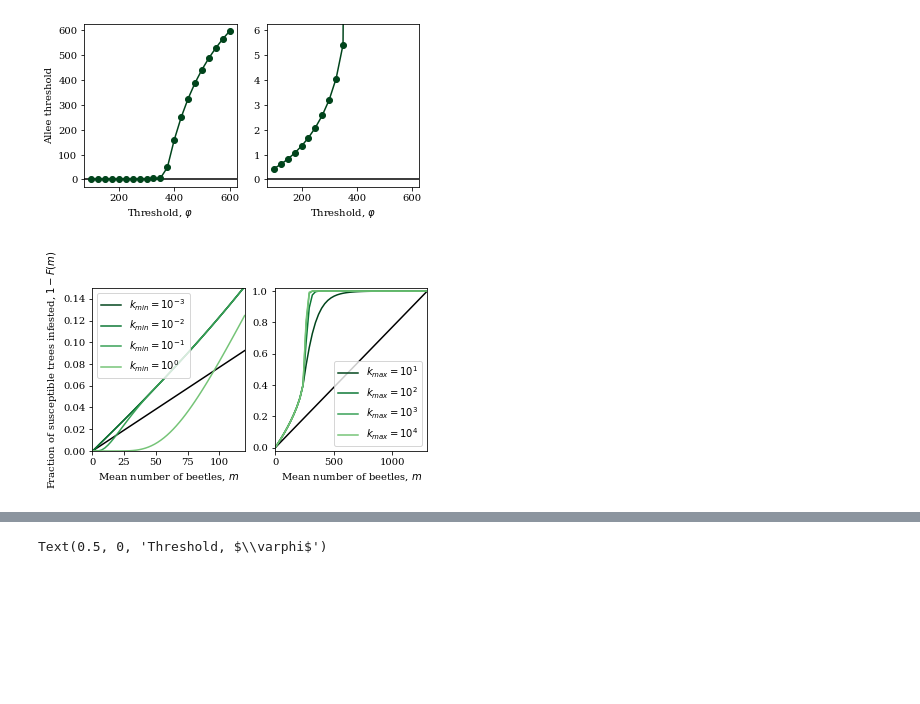
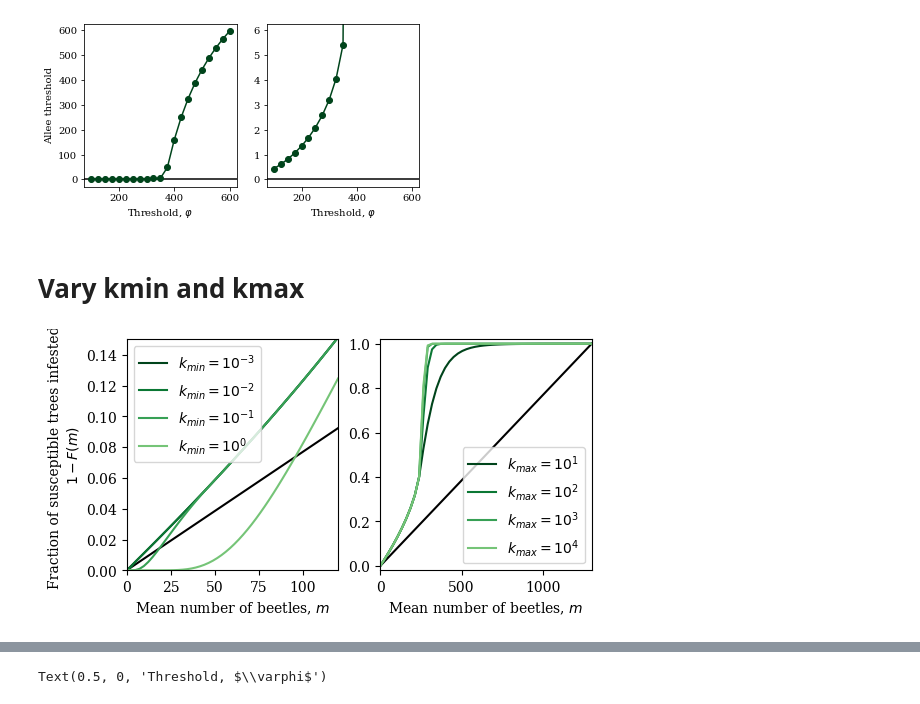
Before and after one commit to micbru/MPBSpatialModel, a Jupyter notebook: OptimizedF.ipynb, the cells around one changed output, grey strips where cells are left out. Cells and saved outputs as stored; diff of their text form; code cells hidden in the pictures; blank space fills up the shorter version.

```diff
--- a/OptimizedF.ipynb
+++ b/OptimizedF.ipynb
@@ -81,6 +81,8 @@ for ax in axs:
 fig.savefig('figures/allee_threshold_alt.pdf',bbox_inches='tight')
 # %% [output]
 [figure]
+# %% [markdown]
+# Vary kmin and kmax
 # %%
 # kmin and kmax
 kminlist = np.logspace(-3,0,num=4)
@@ -99,30 +101,30 @@ for kk in kmaxlist:
 # %%
 # Plot both
 fig,axs = plt.subplots(1,2,figsize=(figsize[0]*2,figsize[0]))
 # Plot for a common mrange
 for i,(kk,fopt) in enumerate(zip(kminlist,foptkmin)):
     xlim1 = (0,120)
     mr1 = np.linspace(xlim1[0],xlim1[1])
     axs[0].plot(mr1,1-fopt(mr1),c=ck[i],label=r'$k_{{min}}=10^{{{:.0f}}}$'.format(np.log10(kk)))
     axs[0].set_xlim(xlim1[0],xlim1[1])
     axs[0].set_ylim(0,0.15)
 axs[0].plot(mr1,mr1/c,c='k',zorder=-99)
 axs[0].legend()
 for i,(kk,fopt) in enumerate(zip(kmaxlist,foptkmax)):
     xlim2 = (0,c)
     mr2 = np.linspace(xlim2[0],xlim2[1])
     axs[1].plot(mr2,1-fopt(mr2),c=ck[i],label=r'$k_{{max}}=10^{{{:.0f}}}$'.format(np.log10(kk)))
     axs[1].set_xlim(xlim2[0],xlim2[1])
     axs[1].set_ylim(-0.02,1.02)
 axs[1].plot(mr2,mr2/c,c='k',zorder=-99)
 axs[1].legend()
 # Labels
 for ax in axs:
     ax.set_xlabel(r'Mean number of beetles, $m$')
-axs[0].set_ylabel(r'Fraction of susceptible trees infested, $1-F(m)$')
-fig.savefig('figures/varykminmax.pdf',bbox_inches='tight')
+axs[0].set_ylabel('Fraction of susceptible trees infested,\n' r'$1-F(m)$')
+fig.savefig('figures/varykminmax.pdf',bbox_inches='tight',pad_inches=0.18)
 # %% [output]
-[figure, old version]
+[figure, new version]
 # %%
 # Get the allee threshold for each kmin and p
 mallee_kmin = np.zeros([4,plen])
```
Also changed, not shown: parts of 11 cells of this notebook, 9 other files.
